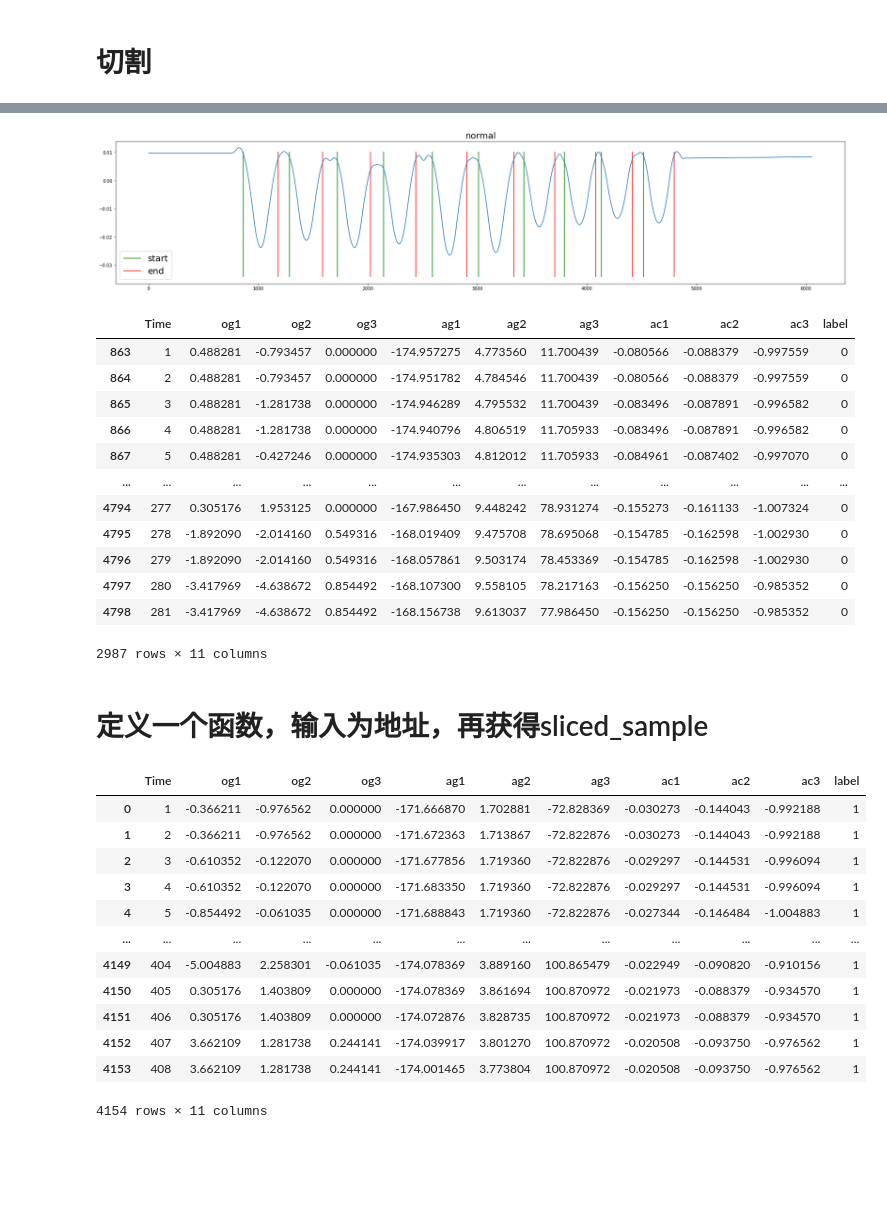
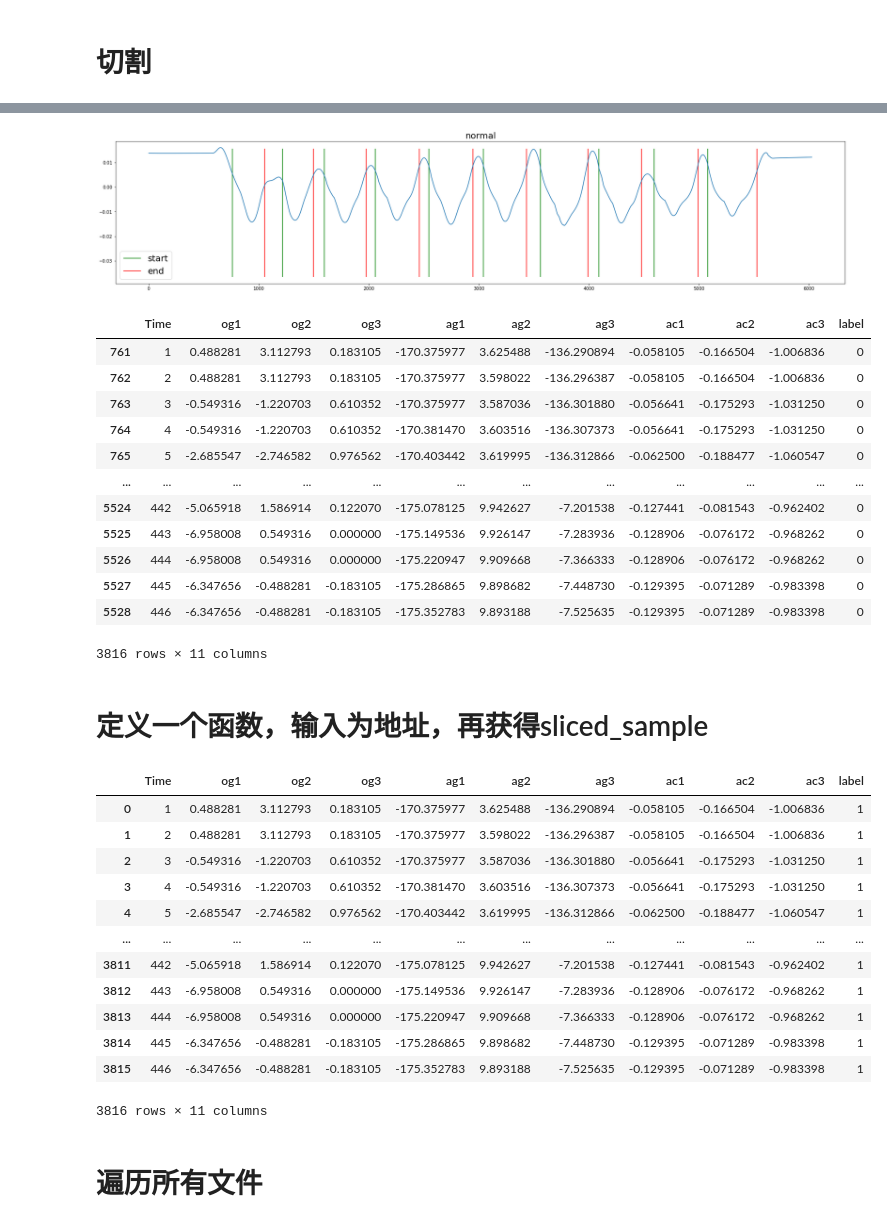
Before and after one commit to jeremypxh/fitness-app, a Jupyter notebook: algorithm-part/20220610.ipynb, the cells around one changed output, grey strips where cells are left out. Cells and saved outputs as stored; diff of their text form; code cells hidden in the pictures; blank space fills up the shorter version.

```diff
--- a/algorithm-part/20220610.ipynb
+++ b/algorithm-part/20220610.ipynb
@@ -40,7 +41,7 @@ from scipy.signal import savgol_filter
 # %%
 DATA_PATH = "../Datasets/sit-ups/"
 attribute = ["Time","og1","og2","og3","ag1","ag2","ag3","ac1","ac2","ac3"]
-sit_up_1 = pd.read_csv(DATA_PATH + "lefthand_abnormal_1.csv",names=attribute, header=None)
+sit_up_1 = pd.read_csv(DATA_PATH + "lefthand_normal_2.csv",names=attribute, header=None)
 # %%
 sit_up_1.head()
 # %% [output]
@@ -63,5 +64,5 @@ plt.plot(m1)
 # %%
-tmp_smooth = savgol_filter(m1,305,3) #501是平滑参数 越大平滑越多
+tmp_smooth = savgol_filter(m1,403,3) #501是平滑参数 越大平滑越多
 plt.plot(tmp_smooth)
 # %% [output]
 [<matplotlib.lines.Line2D at 0x...>]
@@ -80,7 +81,7 @@ plt.legend(fontsize = 20)
 plt.title("normal",fontsize = 20)
 plt.show()
 # %% [output]
-[figure, old version]
+[figure, new version]
 # %%
 #如何切割
 assert len(start_list_edit3) == len(end_listd_edit3)
@@ -97,18 +98,18 @@ sliced_sample["label"] = 0
 sliced_sample
 # %% [output]
 |  | Time | og1 | og2 | og3 | ag1 | ag2 | ag3 | ac1 | ac2 | ac3 | label |
-| 863 | 1 | 0.488281 | -0.793457 | 0.000000 | -174.957275 | 4.773560 | 11.700439 | -0.080566 | -0.088379 | -0.997559 | 0 |
-| 864 | 2 | 0.488281 | -0.793457 | 0.000000 | -174.951782 | 4.784546 | 11.700439 | -0.080566 | -0.088379 | -0.997559 | 0 |
-| 865 | 3 | 0.488281 | -1.281738 | 0.000000 | -174.946289 | 4.795532 | 11.700439 | -0.083496 | -0.087891 | -0.996582 | 0 |
-| 866 | 4 | 0.488281 | -1.281738 | 0.000000 | -174.940796 | 4.806519 | 11.705933 | -0.083496 | -0.087891 | -0.996582 | 0 |
-| 867 | 5 | 0.488281 | -0.427246 | 0.000000 | -174.935303 | 4.812012 | 11.705933 | -0.084961 | -0.087402 | -0.997070 | 0 |
+| 761 | 1 | 0.488281 | 3.112793 | 0.183105 | -170.375977 | 3.625488 | -136.290894 | -0.058105 | -0.166504 | -1.006836 | 0 |
+| 762 | 2 | 0.488281 | 3.112793 | 0.183105 | -170.375977 | 3.598022 | -136.296387 | -0.058105 | -0.166504 | -1.006836 | 0 |
+| 763 | 3 | -0.549316 | -1.220703 | 0.610352 | -170.375977 | 3.587036 | -136.301880 | -0.056641 | -0.175293 | -1.031250 | 0 |
+| 764 | 4 | -0.549316 | -1.220703 | 0.610352 | -170.381470 | 3.603516 | -136.307373 | -0.056641 | -0.175293 | -1.031250 | 0 |
+| 765 | 5 | -2.685547 | -2.746582 | 0.976562 | -170.403442 | 3.619995 | -136.312866 | -0.062500 | -0.188477 | -1.060547 | 0 |
 | ... | ... | ... | ... | ... | ... | ... | ... | ... | ... | ... | ... |
-| 4794 | 277 | 0.305176 | 1.953125 | 0.000000 | -167.986450 | 9.448242 | 78.931274 | -0.155273 | -0.161133 | -1.007324 | 0 |
-| 4795 | 278 | -1.892090 | -2.014160 | 0.549316 | -168.019409 | 9.475708 | 78.695068 | -0.154785 | -0.162598 | -1.002930 | 0 |
-| 4796 | 279 | -1.892090 | -2.014160 | 0.549316 | -168.057861 | 9.503174 | 78.453369 | -0.154785 | -0.162598 | -1.002930 | 0 |
-| 4797 | 280 | -3.417969 | -4.638672 | 0.854492 | -168.107300 | 9.558105 | 78.217163 | -0.156250 | -0.156250 | -0.985352 | 0 |
-| 4798 | 281 | -3.417969 | -4.638672 | 0.854492 | -168.156738 | 9.613037 | 77.986450 | -0.156250 | -0.156250 | -0.985352 | 0 |
+| 5524 | 442 | -5.065918 | 1.586914 | 0.122070 | -175.078125 | 9.942627 | -7.201538 | -0.127441 | -0.081543 | -0.962402 | 0 |
+| 5525 | 443 | -6.958008 | 0.549316 | 0.000000 | -175.149536 | 9.926147 | -7.283936 | -0.128906 | -0.076172 | -0.968262 | 0 |
+| 5526 | 444 | -6.958008 | 0.549316 | 0.000000 | -175.220947 | 9.909668 | -7.366333 | -0.128906 | -0.076172 | -0.968262 | 0 |
+| 5527 | 445 | -6.347656 | -0.488281 | -0.183105 | -175.286865 | 9.898682 | -7.448730 | -0.129395 | -0.071289 | -0.983398 | 0 |
+| 5528 | 446 | -6.347656 | -0.488281 | -0.183105 | -175.352783 | 9.893188 | -7.525635 | -0.129395 | -0.071289 | -0.983398 | 0 |
-2987 rows × 11 columns
+3816 rows × 11 columns
 # %% [markdown]
 # 定义一个函数，输入为地址，再获得sliced_sample
 # %%
@@ -117,12 +118,13 @@ def raw_csv_to_sliced_sample(file,label,DATA_PATH = "../Datasets/sit-ups/"):
     sit_up_1 = pd.read_csv(DATA_PATH + file,
                            names=attribute, header=None)
     m1 = get_major_frequency(sit_up_1.iloc[:,1:])
-    tmp_smooth = savgol_filter(m1,305,3)
+    tmp_smooth = savgol_filter(m1,403,3)
     start_list3,end_list3 = get_raw_start_end_list(tmp_smooth,lim_a=-0.0001,lim_b=0.0001)
     start_list_edit3 = get_start_edit(start_list3)
     end_listd_edit3 = get_end_edit(end_list3)
     assert len(start_list_edit3) == len(end_listd_edit3)
     slice_list = []
+    #sit_up_1.iloc[:,1:] = sit_up_1.iloc[:,1:].apply(lambda x: (x - np.min(x)) / (np.max(x) - np.min(x)))
     for i in range(len(start_list_edit3)):
         nb1 = sit_up_1.iloc[start_list_edit3[i]:end_listd_edit3[i]]
         nb1_ = nb1.copy()
@@ -133,18 +135,20 @@ def raw_csv_to_sliced_sample(file,label,DATA_PATH = "../Datasets/sit-ups/"):
     sliced_sample["label"] = label # 0是不标准。1是标准
     return sliced_sample.reset_index(drop = True)
 # %%
-raw_csv_to_sliced_sample("lefthand_normal_1.csv",1)
+raw_csv_to_sliced_sample("lefthand_normal_2.csv",1)
 # %% [output]
 |  | Time | og1 | og2 | og3 | ag1 | ag2 | ag3 | ac1 | ac2 | ac3 | label |
-| 0 | 1 | -0.366211 | -0.976562 | 0.000000 | -171.666870 | 1.702881 | -72.828369 | -0.030273 | -0.144043 | -0.992188 | 1 |
-| 1 | 2 | -0.366211 | -0.976562 | 0.000000 | -171.672363 | 1.713867 | -72.822876 | -0.030273 | -0.144043 | -0.992188 | 1 |
-| 2 | 3 | -0.610352 | -0.122070 | 0.000000 | -171.677856 | 1.719360 | -72.822876 | -0.029297 | -0.144531 | -0.996094 | 1 |
-| 3 | 4 | -0.610352 | -0.122070 | 0.000000 | -171.683350 | 1.719360 | -72.822876 | -0.029297 | -0.144531 | -0.996094 | 1 |
-| 4 | 5 | -0.854492 | -0.061035 | 0.000000 | -171.688843 | 1.719360 | -72.822876 | -0.027344 | -0.146484 | -1.004883 | 1 |
+| 0 | 1 | 0.488281 | 3.112793 | 0.183105 | -170.375977 | 3.625488 | -136.290894 | -0.058105 | -0.166504 | -1.006836 | 1 |
+| 1 | 2 | 0.488281 | 3.112793 | 0.183105 | -170.375977 | 3.598022 | -136.296387 | -0.058105 | -0.166504 | -1.006836 | 1 |
+| 2 | 3 | -0.549316 | -1.220703 | 0.610352 | -170.375977 | 3.587036 | -136.301880 | -0.056641 | -0.175293 | -1.031250 | 1 |
+| 3 | 4 | -0.549316 | -1.220703 | 0.610352 | -170.381470 | 3.603516 | -136.307373 | -0.056641 | -0.175293 | -1.031250 | 1 |
+| 4 | 5 | -2.685547 | -2.746582 | 0.976562 | -170.403442 | 3.619995 | -136.312866 | -0.062500 | -0.188477 | -1.060547 | 1 |
 | ... | ... | ... | ... | ... | ... | ... | ... | ... | ... | ... | ... |
-| 4149 | 404 | -5.004883 | 2.258301 | -0.061035 | -174.078369 | 3.889160 | 100.865479 | -0.022949 | -0.090820 | -0.910156 | 1 |
-| 4150 | 405 | 0.305176 | 1.403809 | 0.000000 | -174.078369 | 3.861694 | 100.870972 | -0.021973 | -0.088379 | -0.934570 | 1 |
-| 4151 | 406 | 0.305176 | 1.403809 | 0.000000 | -174.072876 | 3.828735 | 100.870972 | -0.021973 | -0.088379 | -0.934570 | 1 |
-| 4152 | 407 | 3.662109 | 1.281738 | 0.244141 | -174.039917 | 3.801270 | 100.870972 | -0.020508 | -0.093750 | -0.976562 | 1 |
-| 4153 | 408 | 3.662109 | 1.281738 | 0.244141 | -174.001465 | 3.773804 | 100.870972 | -0.020508 | -0.093750 | -0.976562 | 1 |
+| 3811 | 442 | -5.065918 | 1.586914 | 0.122070 | -175.078125 | 9.942627 | -7.201538 | -0.127441 | -0.081543 | -0.962402 | 1 |
+| 3812 | 443 | -6.958008 | 0.549316 | 0.000000 | -175.149536 | 9.926147 | -7.283936 | -0.128906 | -0.076172 | -0.968262 | 1 |
+| 3813 | 444 | -6.958008 | 0.549316 | 0.000000 | -175.220947 | 9.909668 | -7.366333 | -0.128906 | -0.076172 | -0.968262 | 1 |
+| 3814 | 445 | -6.347656 | -0.488281 | -0.183105 | -175.286865 | 9.898682 | -7.448730 | -0.129395 | -0.071289 | -0.983398 | 1 |
+| 3815 | 446 | -6.347656 | -0.488281 | -0.183105 | -175.352783 | 9.893188 | -7.525635 | -0.129395 | -0.071289 | -0.983398 | 1 |
-4154 rows × 11 columns
+3816 rows × 11 columns
+# %% [markdown]
+# 遍历所有文件
```
Also changed, not shown: parts of 25 cells of this notebook, 9 other files.
